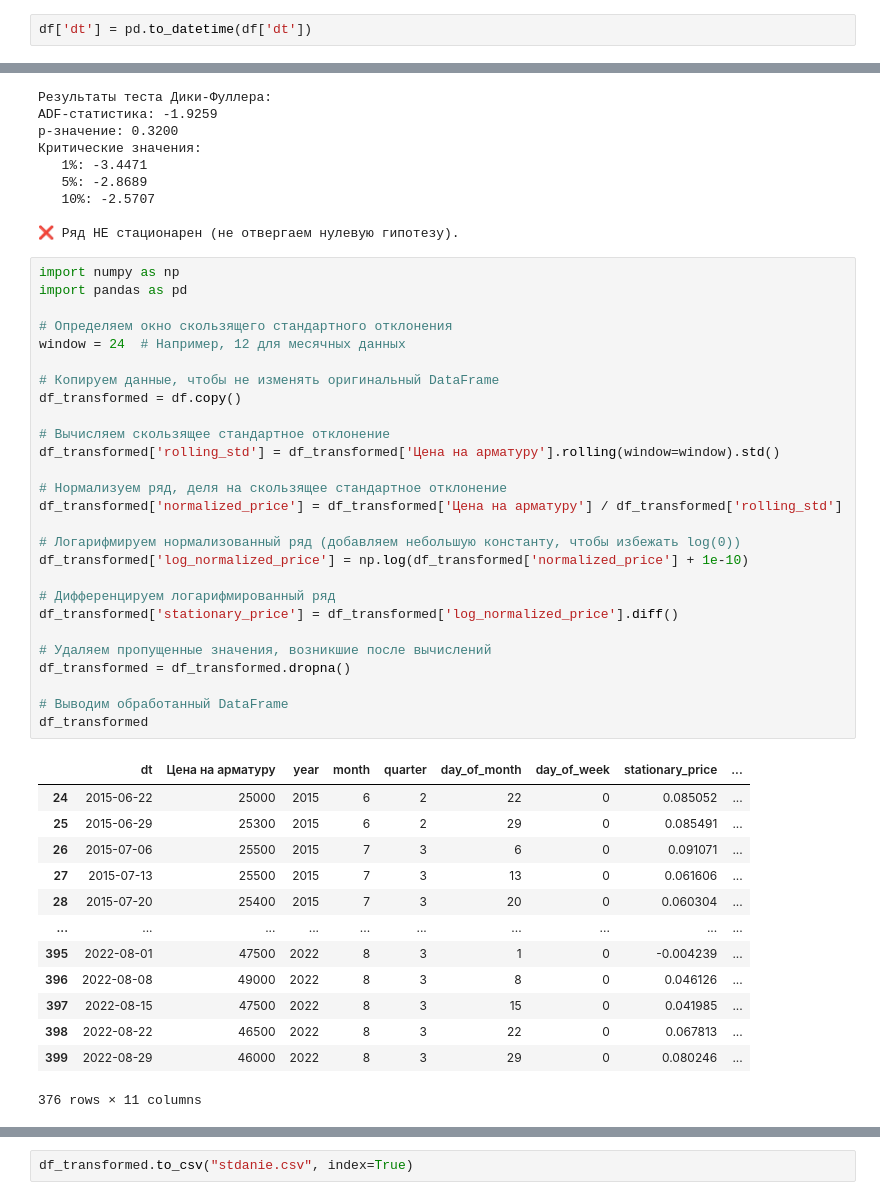
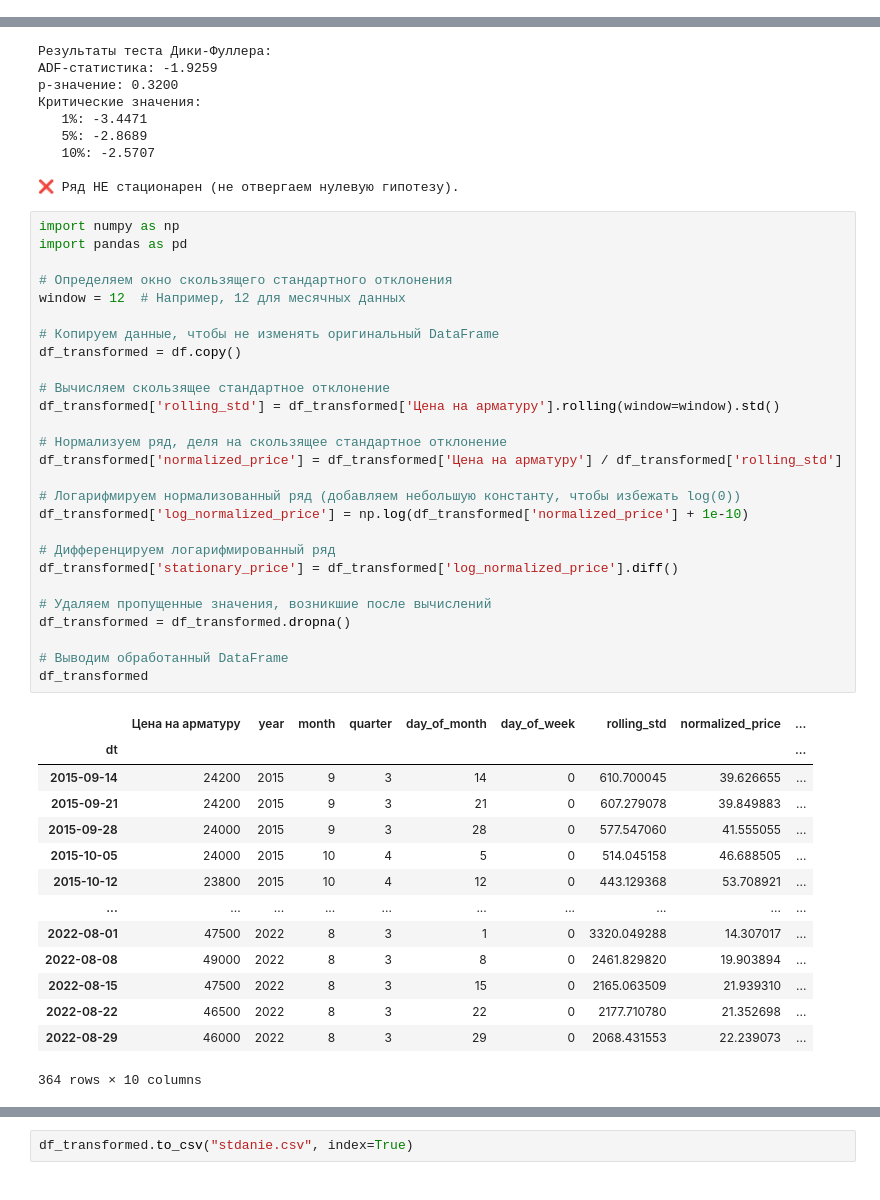
Before and after one commit to kerafff/intens3, a Jupyter notebook: intens.ipynb, the cells around one changed output, grey strips where cells are left out. Drawn from its saved outputs; the diff is of its cells as text.

```diff
--- a/intens.ipynb
+++ b/intens.ipynb
@@ -68,8 +68,6 @@ df["day_of_month"] = df["dt"].dt.day
 df["day_of_week"] = df["dt"].dt.weekday
 
 df = df.copy()
-# %%
-df['dt'] = pd.to_datetime(df['dt'])
 # %%
 df.set_index('dt', inplace=True)
 # %%
@@ -147,44 +145,45 @@ p-значение: 0.3200
 # %%
 import numpy as np
 import pandas as pd
 
 # Определяем окно скользящего стандартного отклонения
-window = 24  # Например, 12 для месячных данных
+window = 12  # Например, 12 для месячных данных
 
 # Копируем данные, чтобы не изменять оригинальный DataFrame
 df_transformed = df.copy()
 
 # Вычисляем скользящее стандартное отклонение
 df_transformed['rolling_std'] = df_transformed['Цена на арматуру'].rolling(window=window).std()
 
 # Нормализуем ряд, деля на скользящее стандартное отклонение
 df_transformed['normalized_price'] = df_transformed['Цена на арматуру'] / df_transformed['rolling_std']
 
 # Логарифмируем нормализованный ряд (добавляем небольшую константу, чтобы избежать log(0))
 df_transformed['log_normalized_price'] = np.log(df_transformed['normalized_price'] + 1e-10)
 
 # Дифференцируем логарифмированный ряд
 df_transformed['stationary_price'] = df_transformed['log_normalized_price'].diff()
 
 # Удаляем пропущенные значения, возникшие после вычислений
 df_transformed = df_transformed.dropna()
 
 # Выводим обработанный DataFrame
 df_transformed
 # %% [output]
-|  | dt | Цена на арматуру | year | month | quarter | day_of_month | day_of_week | stationary_price | ... |
-| 24 | 2015-06-22 | 25000 | 2015 | 6 | 2 | 22 | 0 | 0.085052 | ... |
-| 25 | 2015-06-29 | 25300 | 2015 | 6 | 2 | 29 | 0 | 0.085491 | ... |
-| 26 | 2015-07-06 | 25500 | 2015 | 7 | 3 | 6 | 0 | 0.091071 | ... |
-| 27 | 2015-07-13 | 25500 | 2015 | 7 | 3 | 13 | 0 | 0.061606 | ... |
-| 28 | 2015-07-20 | 25400 | 2015 | 7 | 3 | 20 | 0 | 0.060304 | ... |
+|  | Цена на арматуру | year | month | quarter | day_of_month | day_of_week | rolling_std | normalized_price | ... |
+| dt |  |  |  |  |  |  |  |  | ... |
+| 2015-09-14 | 24200 | 2015 | 9 | 3 | 14 | 0 | 610.700045 | 39.626655 | ... |
+| 2015-09-21 | 24200 | 2015 | 9 | 3 | 21 | 0 | 607.279078 | 39.849883 | ... |
+| 2015-09-28 | 24000 | 2015 | 9 | 3 | 28 | 0 | 577.547060 | 41.555055 | ... |
+| 2015-10-05 | 24000 | 2015 | 10 | 4 | 5 | 0 | 514.045158 | 46.688505 | ... |
+| 2015-10-12 | 23800 | 2015 | 10 | 4 | 12 | 0 | 443.129368 | 53.708921 | ... |
 | ... | ... | ... | ... | ... | ... | ... | ... | ... | ... |
-| 395 | 2022-08-01 | 47500 | 2022 | 8 | 3 | 1 | 0 | -0.004239 | ... |
-| 396 | 2022-08-08 | 49000 | 2022 | 8 | 3 | 8 | 0 | 0.046126 | ... |
-| 397 | 2022-08-15 | 47500 | 2022 | 8 | 3 | 15 | 0 | 0.041985 | ... |
-| 398 | 2022-08-22 | 46500 | 2022 | 8 | 3 | 22 | 0 | 0.067813 | ... |
-| 399 | 2022-08-29 | 46000 | 2022 | 8 | 3 | 29 | 0 | 0.080246 | ... |
+| 2022-08-01 | 47500 | 2022 | 8 | 3 | 1 | 0 | 3320.049288 | 14.307017 | ... |
+| 2022-08-08 | 49000 | 2022 | 8 | 3 | 8 | 0 | 2461.829820 | 19.903894 | ... |
+| 2022-08-15 | 47500 | 2022 | 8 | 3 | 15 | 0 | 2165.063509 | 21.939310 | ... |
+| 2022-08-22 | 46500 | 2022 | 8 | 3 | 22 | 0 | 2177.710780 | 21.352698 | ... |
+| 2022-08-29 | 46000 | 2022 | 8 | 3 | 29 | 0 | 2068.431553 | 22.239073 | ... |
-376 rows × 11 columns
+364 rows × 10 columns
 # %%
 from statsmodels.tsa.stattools import adfuller
 
```
Also changed, not shown: parts of 5 cells of this notebook, 2 other files.
